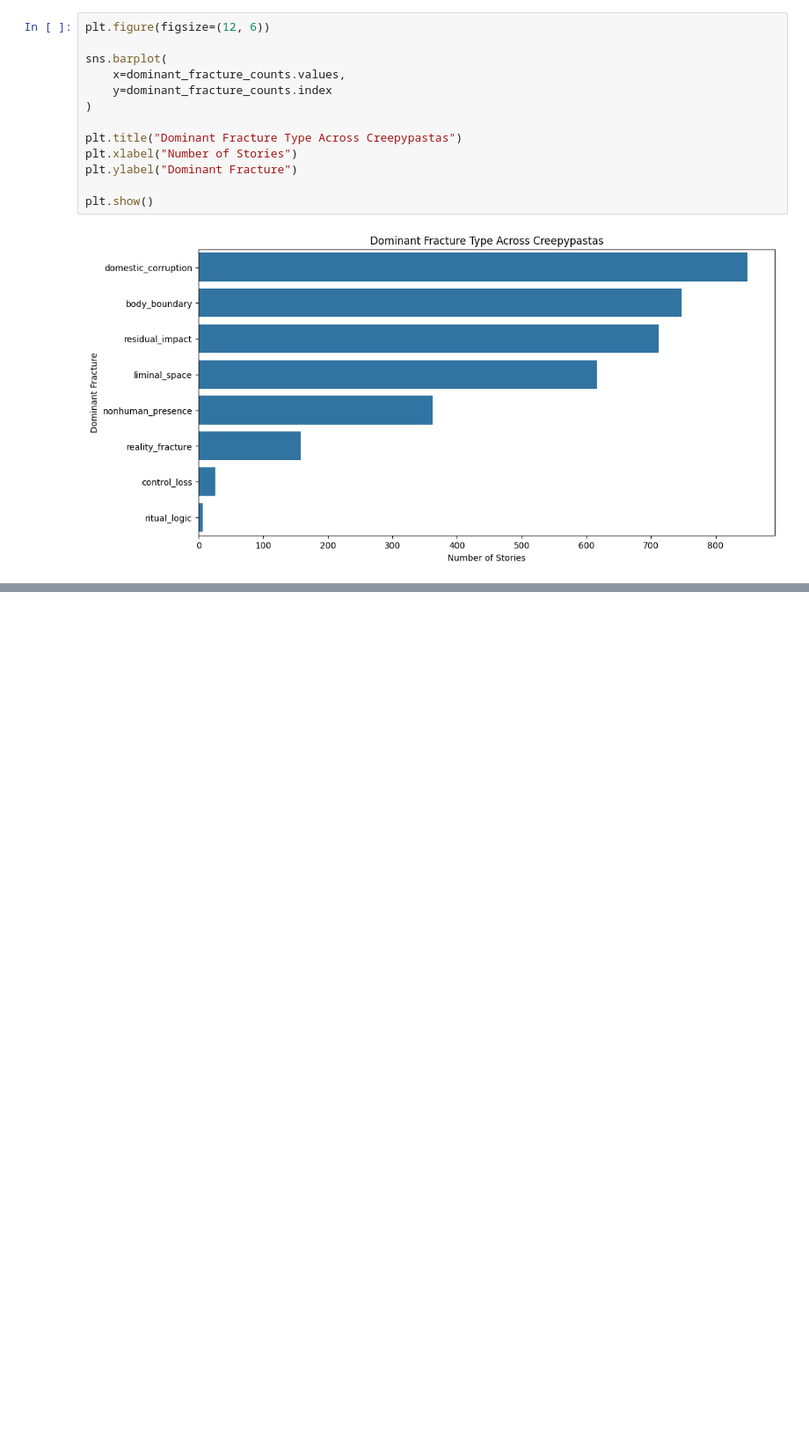
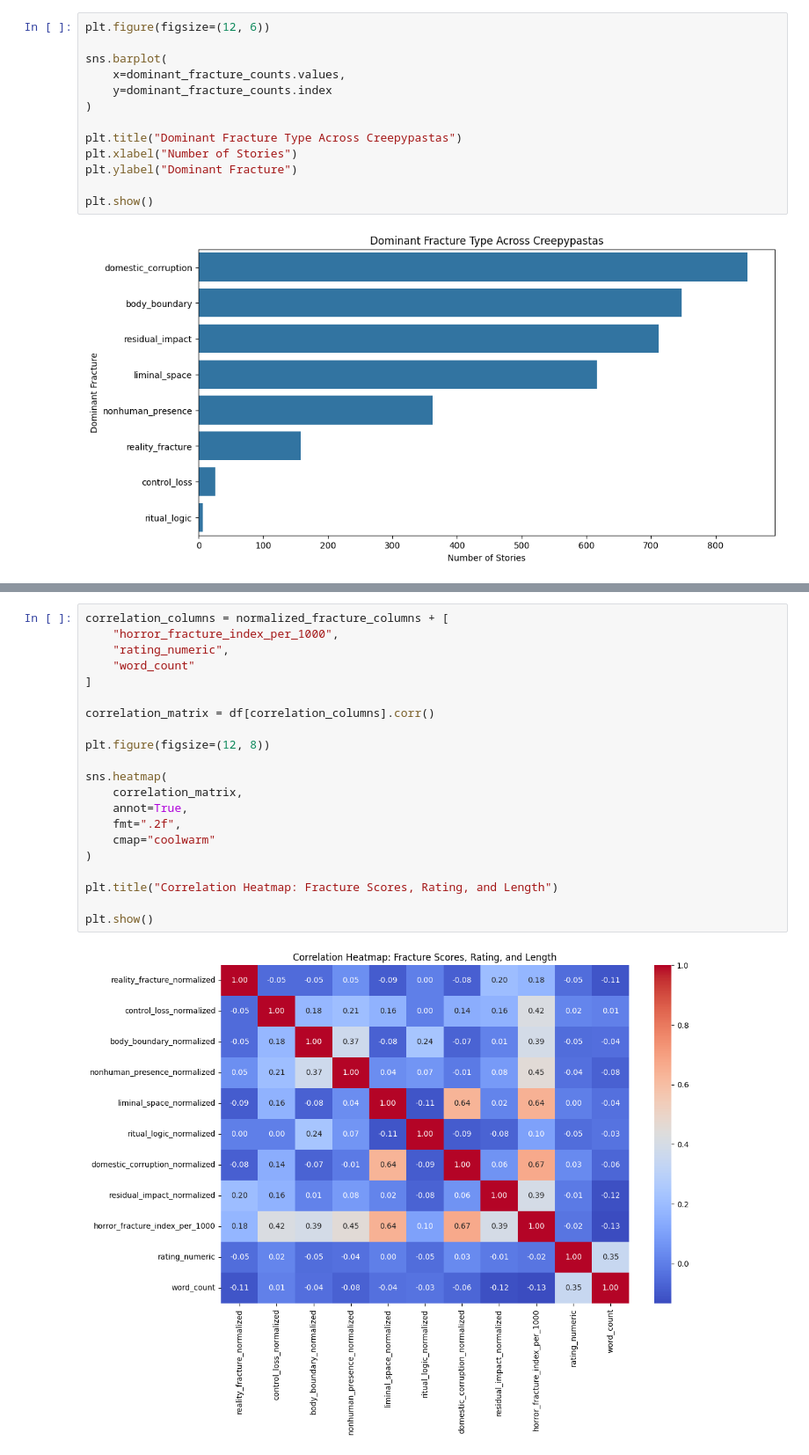
Before and after one commit to futabarentarou/Horror-Fracture-Index, a Jupyter notebook: notebooks/03_fracture_index_features.ipynb, the cells around one changed output, grey strips where cells are left out. Shown at 88% size. Cells and saved outputs as stored; diff of their text form; blank space fills up the shorter version.

```diff
--- a/notebooks/03_fracture_index_features.ipynb
+++ b/notebooks/03_fracture_index_features.ipynb
@@ -301,0 +416,23 @@ plt.show()
+# %%
+correlation_columns = normalized_fracture_columns + [
+    "horror_fracture_index_per_1000",
+    "rating_numeric",
+    "word_count"
+]
+
+correlation_matrix = df[correlation_columns].corr()
+
+plt.figure(figsize=(12, 8))
+
+sns.heatmap(
+    correlation_matrix,
+    annot=True,
+    fmt=".2f",
+    cmap="coolwarm"
+)
+
+plt.title("Correlation Heatmap: Fracture Scores, Rating, and Length")
+
+plt.show()
+# %% [output]
+[figure, added]
```
Also changed, not shown: parts of 15 cells of this notebook, 1 other file.
